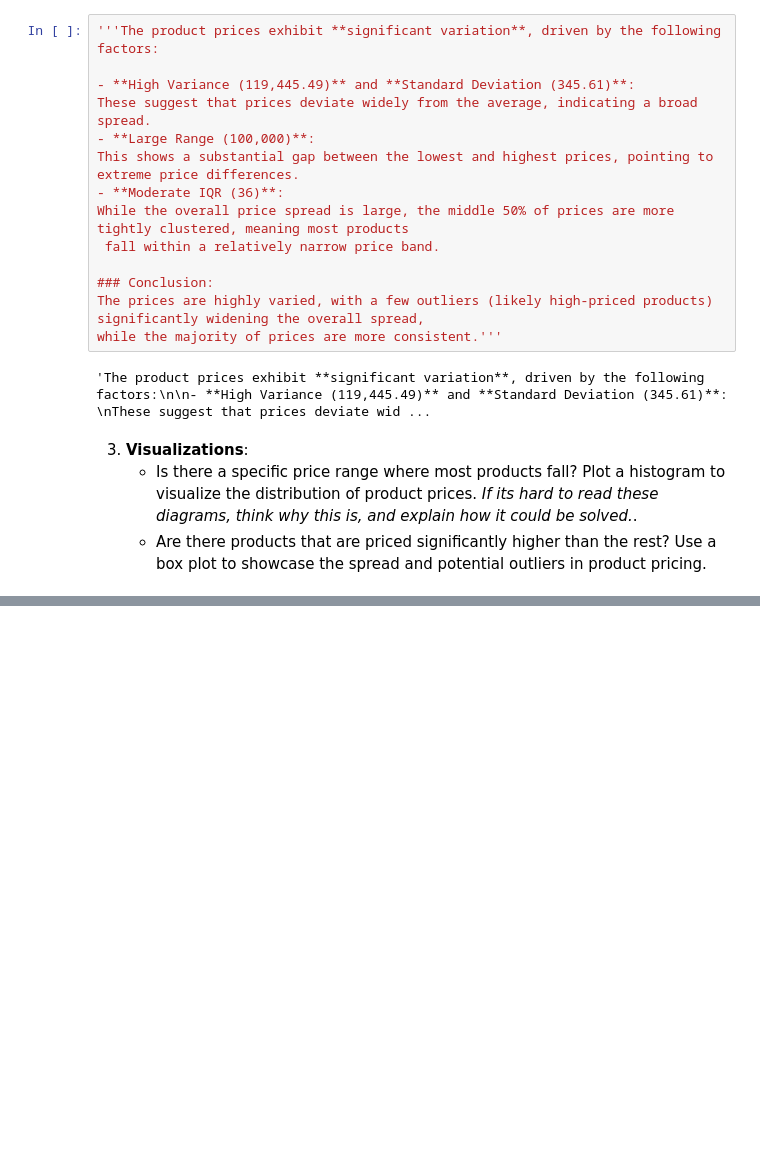
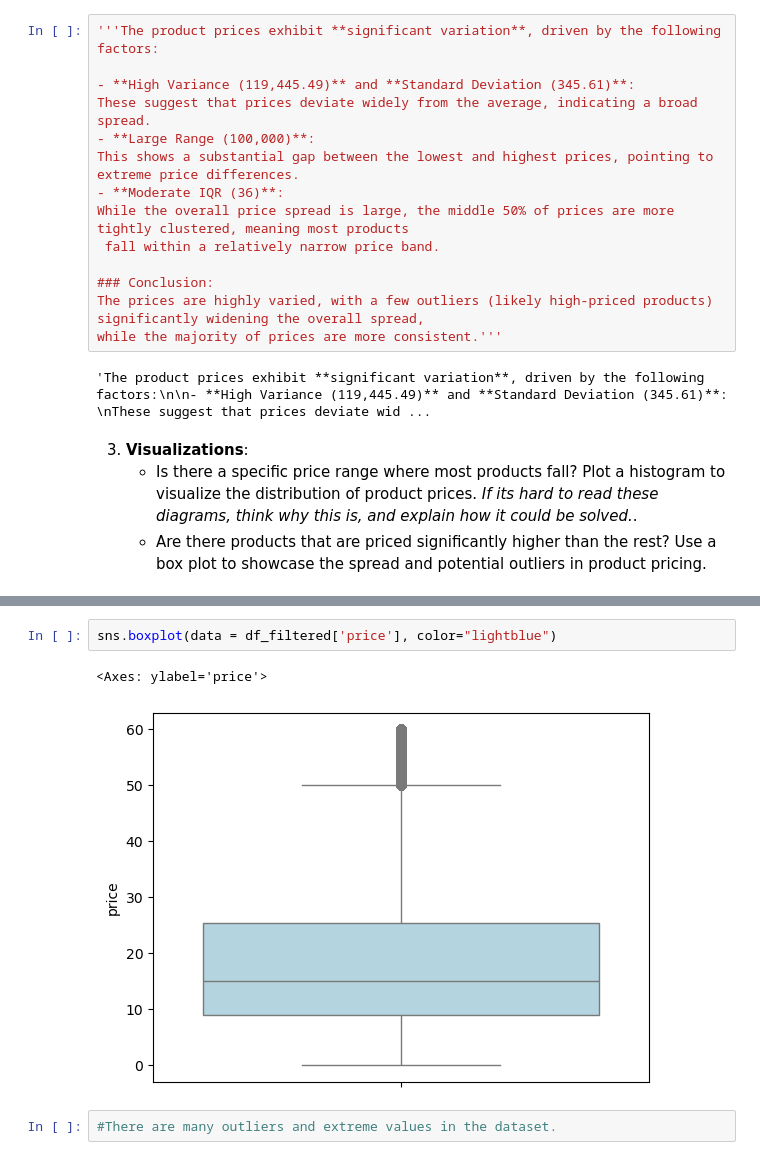
Before and after one commit to AnaNofuentes/lab-eda-univariate, a Jupyter notebook: lab_solution.ipynb, the cells around one changed output, grey strips where cells are left out. Cells and saved outputs as stored; diff of their text form; blank space fills up the shorter version.

```diff
--- a/lab_solution.ipynb
+++ b/lab_solution.ipynb
@@ -153,0 +181,7 @@ while the majority of prices are more consistent.'''
+# %%
+sns.boxplot(data = df_filtered['price'], color="lightblue")
+# %% [output]
+<Axes: ylabel='price'>
+[figure, added]
+# %%
+#There are many outliers and extreme values in the dataset.
```
Also changed, not shown: parts of 19 cells of this notebook.
